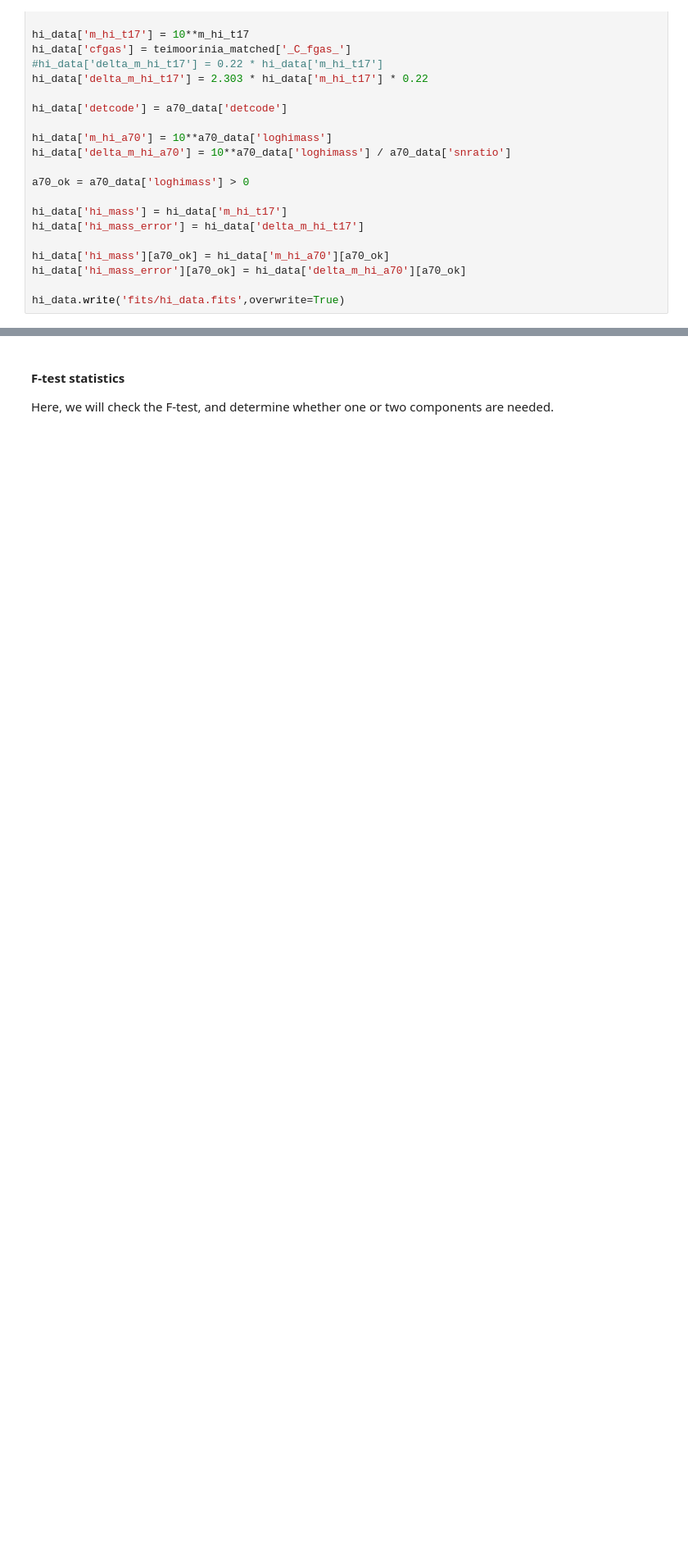
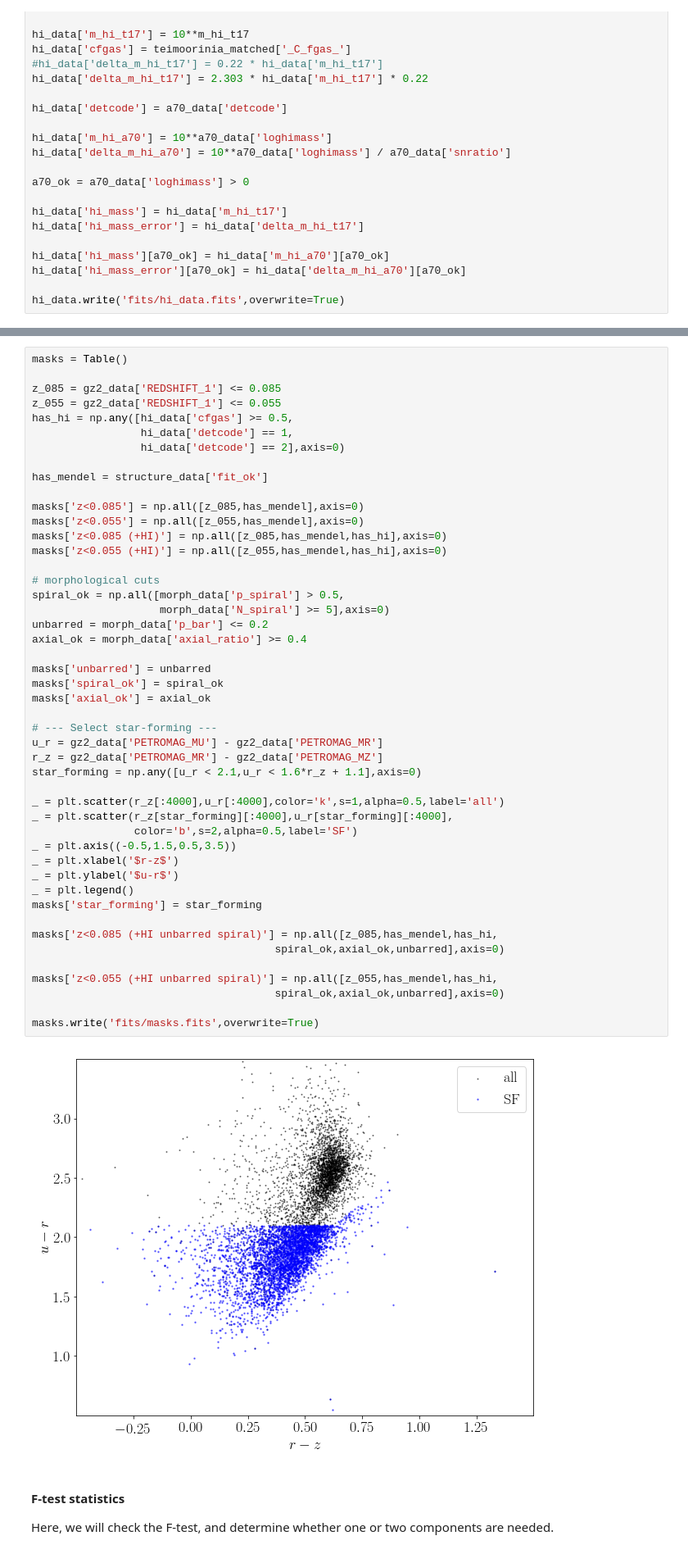
Before and after one commit to RossHart/Donghia_paper, a Jupyter notebook: data_selection.ipynb, the cells around one changed output, grey strips where cells are left out. Shown at 82% size. Drawn from its saved outputs; the diff is of its cells as text; blank space fills up the shorter version.

```diff
--- a/data_selection.ipynb
+++ b/data_selection.ipynb
@@ -187,3 +205,52 @@ hi_data.write('fits/hi_data.fits',overwrite=True)
+# %%
+masks = Table()
+
+z_085 = gz2_data['REDSHIFT_1'] <= 0.085
+z_055 = gz2_data['REDSHIFT_1'] <= 0.055
+has_hi = np.any([hi_data['cfgas'] >= 0.5,
+                 hi_data['detcode'] == 1,
+                 hi_data['detcode'] == 2],axis=0)
+
+has_mendel = structure_data['fit_ok']
+
+masks['z<0.085'] = np.all([z_085,has_mendel],axis=0)
+masks['z<0.055'] = np.all([z_055,has_mendel],axis=0)
+masks['z<0.085 (+HI)'] = np.all([z_085,has_mendel,has_hi],axis=0)
+masks['z<0.055 (+HI)'] = np.all([z_055,has_mendel,has_hi],axis=0)
+
+# morphological cuts
+spiral_ok = np.all([morph_data['p_spiral'] > 0.5,
+                    morph_data['N_spiral'] >= 5],axis=0)
+unbarred = morph_data['p_bar'] <= 0.2
+axial_ok = morph_data['axial_ratio'] >= 0.4
+
+masks['unbarred'] = unbarred
+masks['spiral_ok'] = spiral_ok
+masks['axial_ok'] = axial_ok
+
+# --- Select star-forming ---
+u_r = gz2_data['PETROMAG_MU'] - gz2_data['PETROMAG_MR']
+r_z = gz2_data['PETROMAG_MR'] - gz2_data['PETROMAG_MZ']
+star_forming = np.any([u_r < 2.1,u_r < 1.6*r_z + 1.1],axis=0)
+
+_ = plt.scatter(r_z[:4000],u_r[:4000],color='k',s=1,alpha=0.5,label='all')
+_ = plt.scatter(r_z[star_forming][:4000],u_r[star_forming][:4000],
+                color='b',s=2,alpha=0.5,label='SF')
+_ = plt.axis((-0.5,1.5,0.5,3.5))
+_ = plt.xlabel('$r-z$')
+_ = plt.ylabel('$u-r$')
+_ = plt.legend()
+masks['star_forming'] = star_forming
+
+masks['z<0.085 (+HI unbarred spiral)'] = np.all([z_085,has_mendel,has_hi,
+                                      spiral_ok,axial_ok,unbarred],axis=0)
+
+masks['z<0.055 (+HI unbarred spiral)'] = np.all([z_055,has_mendel,has_hi,
+                                      spiral_ok,axial_ok,unbarred],axis=0)
+
+masks.write('fits/masks.fits',overwrite=True)
+# %% [output]
+[figure, added]
 # %% [markdown]
 #### F-test statistics
 
```
Also changed, not shown: parts of 7 cells of this notebook, 12 other files.
